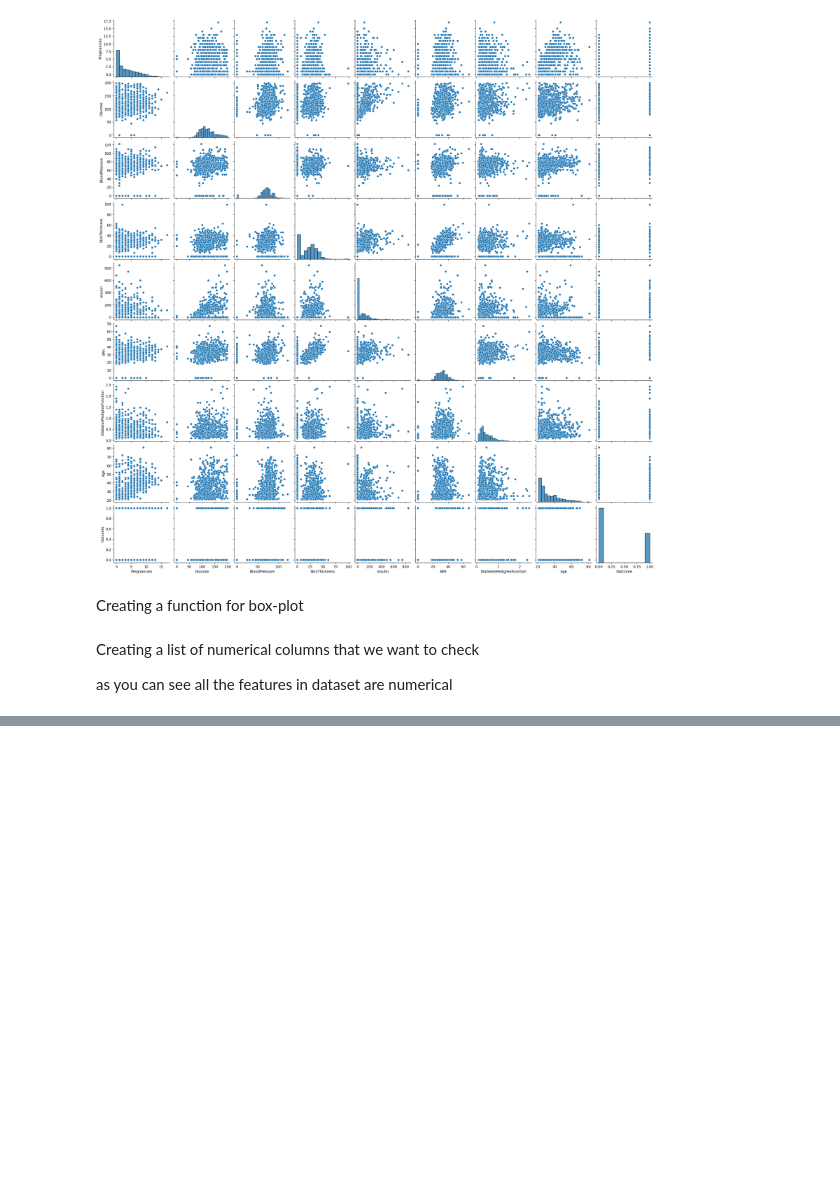
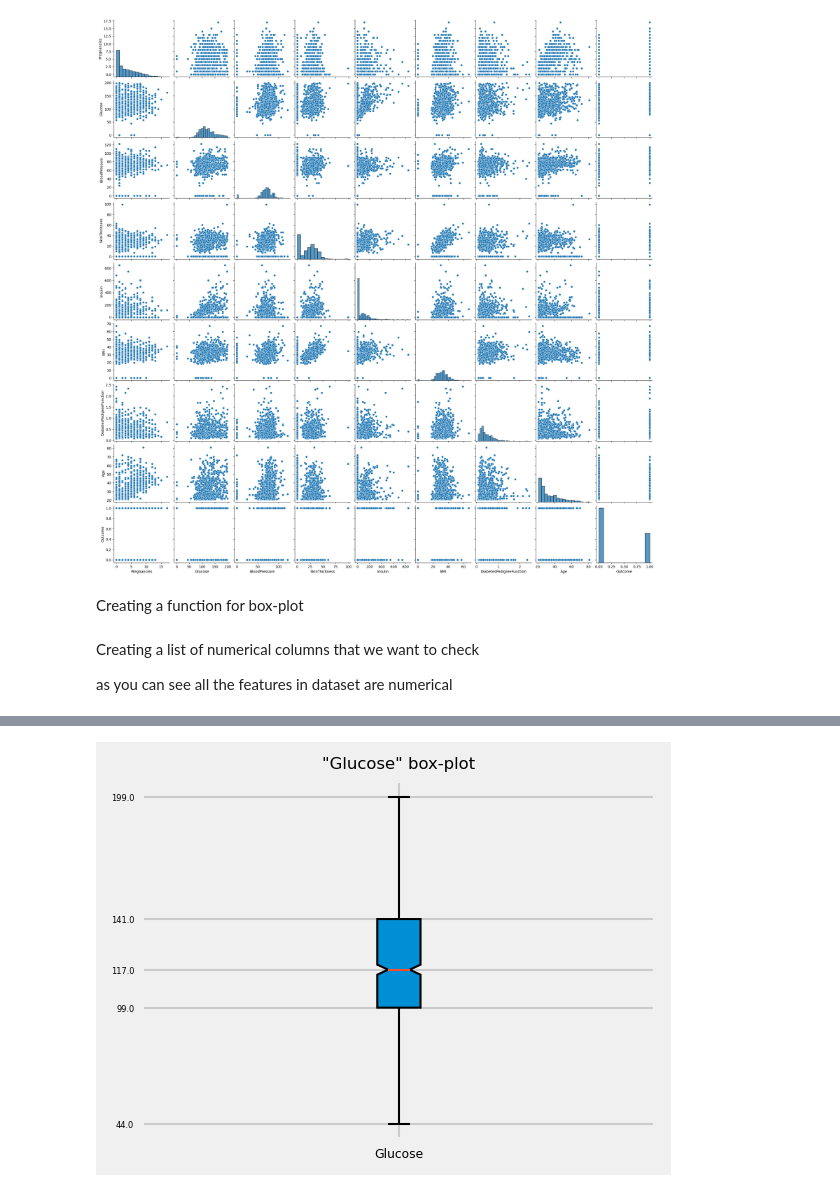
Before and after one commit to ErfaanJoodi/Diabetes-Dataset-Classification, a Jupyter notebook: Diabetes-Dataset-Classification.ipynb, the cells around one changed output, grey strips where cells are left out. Saved outputs shown, nothing was run; the diff lists cells and outputs as text; code cells hidden in the pictures; blank space fills up the shorter version.

```diff
--- a/Diabetes-Dataset-Classification.ipynb
+++ b/Diabetes-Dataset-Classification.ipynb
@@ -103,0 +166,3 @@ numerical_columns
+# %%
+dataset['Glucose']= dataset['Glucose'].apply(lambda x: np.nan if x == 0 else x)
+dataset[dataset['Glucose'].astype('str') == 'nan']
@@ -103,0 +176,4 @@ numerical_columns
+# %%
+box_plot(dataset[dataset['Glucose'].astype('str') != 'nan']['Glucose'])
+# %% [output]
+[figure, added]
```
Also changed, not shown: parts of 55 cells of this notebook.
